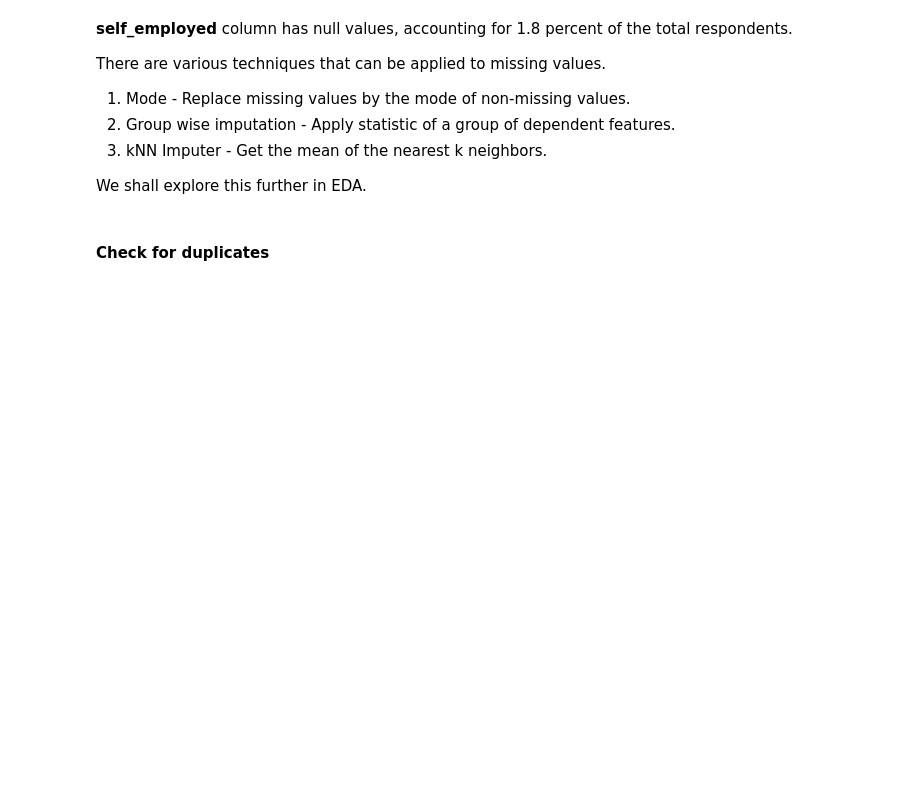
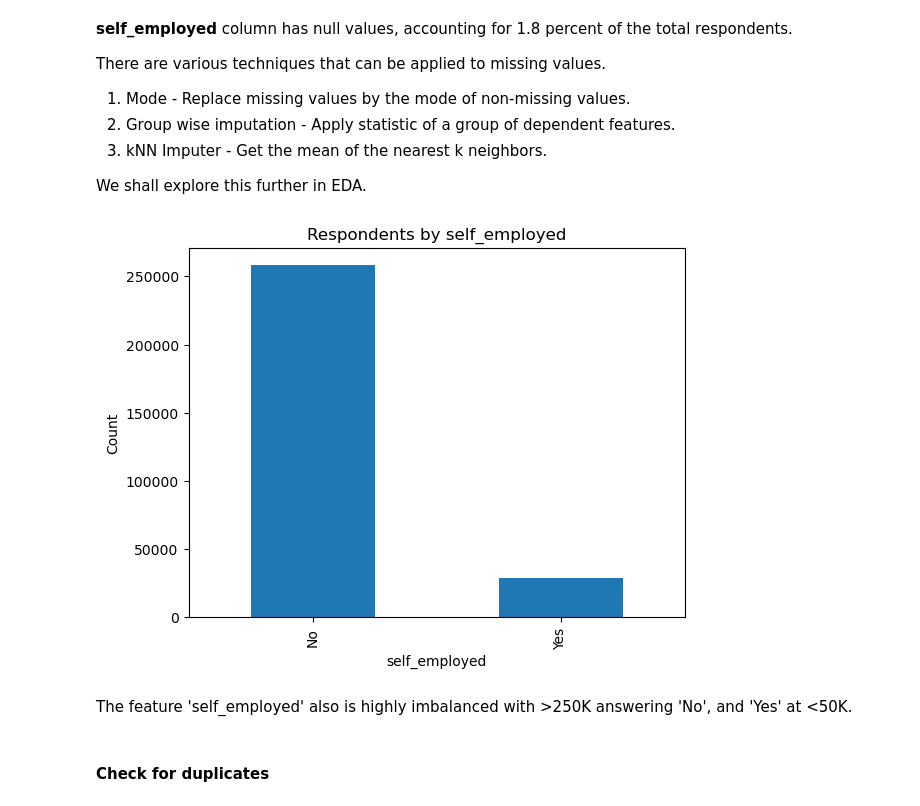
Before and after one commit to judesantos/Springboard_DS_ML, a Jupyter notebook: Unit7.6_Capstone2_DataWrangling/Capstone2_ProblemIdea_DataWrangling.ipynb, the cells around one changed output. Saved outputs shown, nothing was run; the diff lists cells and outputs as text; code cells hidden in the pictures; blank space fills up the shorter version.

```diff
--- a/Unit7.6_Capstone2_DataWrangling/Capstone2_ProblemIdea_DataWrangling.ipynb
+++ b/Unit7.6_Capstone2_DataWrangling/Capstone2_ProblemIdea_DataWrangling.ipynb
@@ -192,6 +192,17 @@ There are various techniques that can be applied to missing values.
 3. kNN Imputer - Get the mean of the nearest k neighbors.
 
 We shall explore this further in EDA.
+# %%
+country_counts = df['self_employed'].value_counts()
+country_counts.plot(kind='bar')
+plt.xlabel('self_employed')
+plt.ylabel('Count')
+plt.title('Respondents by self_employed')
+_ = plt.show()
+# %% [output]
+[figure, added]
+# %% [markdown]
+The feature 'self_employed' also is highly imbalanced with >250K answering 'No', and 'Yes' at <50K.
 # %% [markdown]
 #### Check for duplicates
 # %%
```
Also changed, not shown: parts of 12 cells of this notebook.
